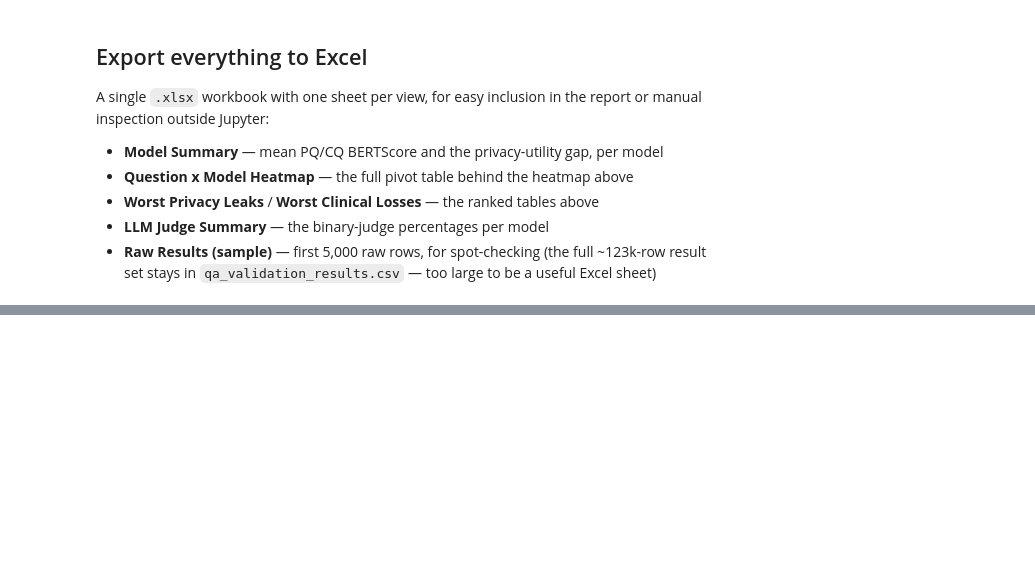
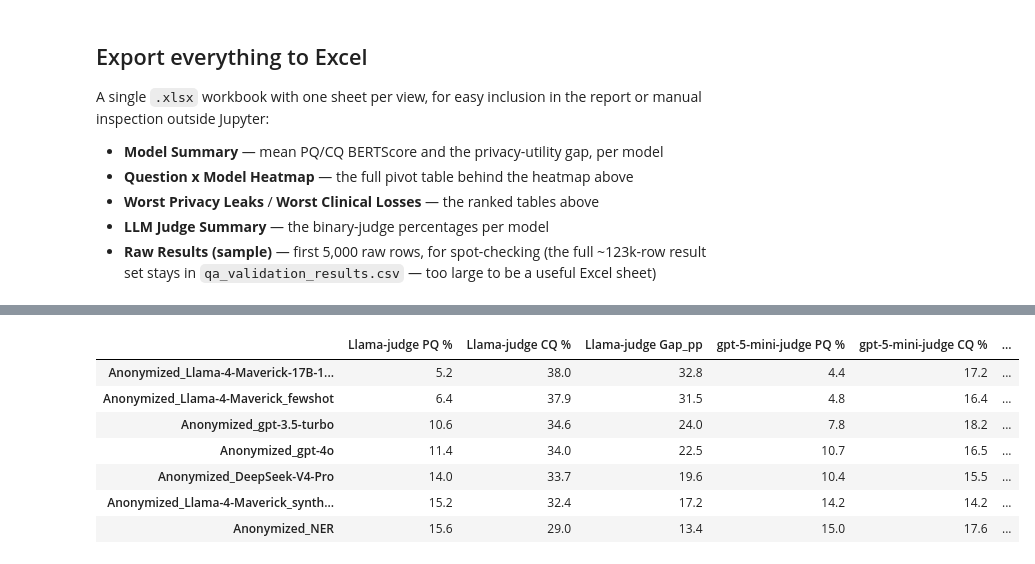
Before and after one commit to UriAtzmon/Anonymization-of-Mental-Health-Records, a Jupyter notebook: Notebooks/Validation_QA_LLM_Victoria_Uriel.ipynb, the cells around one changed output, grey strips where cells are left out. Saved outputs shown, nothing was run; the diff lists cells and outputs as text; code cells hidden in the pictures; blank space fills up the shorter version.

```diff
--- a/Notebooks/Validation_QA_LLM_Victoria_Uriel.ipynb
+++ b/Notebooks/Validation_QA_LLM_Victoria_Uriel.ipynb
@@ -625,0 +632,84 @@ print(f"✅ Compressed {RESULTS_CSV} -> {GZ_PATH}")
+# %%
+INDEPENDENT_JUDGE_MODEL = "gpt-5-mini"
+INDEPENDENT_JUDGE_CSV = os.path.join("..", "Data", "qa_judge_sample_results_independent.csv")
+
+
+def judge_independent(note, question, candidate_answer, retries=RETRIES):
+    if not isinstance(note, str) or not note.strip() or note.strip() in ("[ERROR]", "[EMPTY]", "nan"):
+        return None
+    prompt = (
+        f"Note:\n{note}\n\nQuestion: {question}\nClaimed answer: {candidate_answer}\n\n"
+        "Does the note support this claimed answer? Reply YES or NO only."
+    )
+    for attempt in range(retries):
+        try:
+            resp = client.complete(
+                model=INDEPENDENT_JUDGE_MODEL,
+                messages=[SystemMessage(content=JUDGE_SYSTEM_PROMPT), UserMessage(content=prompt)],
+                model_extras={"max_completion_tokens": 200},  # reasoning model: needs real budget, not just the answer
+            )
+            answer = (resp.choices[0].message.content or "").strip().upper()
+            return answer.startswith("YES")
+        except HttpResponseError as e:
+            msg = str(e)
+            if "429" in msg or "rate limit" in msg:
+                time.sleep((2 ** attempt) + random.uniform(0, 0.5))
+                continue
+            time.sleep(1.5)
+        except Exception:
+            time.sleep(1.5)
+    return "[ERROR]"
+
+
+# Same sample, same rows as the Llama-judged run above -- only the judge model differs.
+done_keys_indep = set()
+if os.path.exists(INDEPENDENT_JUDGE_CSV):
+    existing_indep = pd.read_csv(INDEPENDENT_JUDGE_CSV)
+    done_keys_indep = set(zip(existing_indep["PatientID"], existing_indep["Model"],
+                               existing_indep["QuestionType"], existing_indep["QuestionIndex"]))
+
+remaining_indep = [t for t in judge_tasks if t not in done_keys_indep]
+print(f"{len(remaining_indep)} / {len(judge_tasks)} rows remaining for the independent judge.")
+
+if remaining_indep:
+    indep_buffer = []
+    indep_write_header = not os.path.exists(INDEPENDENT_JUDGE_CSV)
+
+    def run_one_indep(key):
+        pid, model_col, q_type, q_idx = key
+        note = note_lookup[(pid, model_col)]
+        question, original_answer = q_lookup[key]
+        verdict = judge_independent(note, question, original_answer)
+        return {"PatientID": pid, "Model": model_col, "QuestionType": q_type, "QuestionIndex": q_idx, "Verdict": verdict}
+
+    with ThreadPoolExecutor(max_workers=8) as executor:
+        futures = [executor.submit(run_one_indep, k) for k in remaining_indep]
+        completed_indep = 0
+        for future in tqdm(as_completed(futures), total=len(remaining_indep), desc=f"Judging with {INDEPENDENT_JUDGE_MODEL}"):
+            indep_buffer.append(future.result())
+            completed_indep += 1
+            if completed_indep % 100 == 0:
+                pd.DataFrame(indep_buffer).to_csv(INDEPENDENT_JUDGE_CSV, mode="a", header=indep_write_header, index=False)
+                indep_write_header = False
+                indep_buffer.clear()
+    if indep_buffer:
+        pd.DataFrame(indep_buffer).to_csv(INDEPENDENT_JUDGE_CSV, mode="a", header=indep_write_header, index=False)
+
+indep_results = pd.read_csv(INDEPENDENT_JUDGE_CSV)
+indep_results["Verdict"] = indep_results["Verdict"].astype(bool)
+indep_summary = indep_results.groupby(["Model", "QuestionType"])["Verdict"].mean().unstack() * 100
+indep_summary = indep_summary.reindex(columns=["PQ", "CQ"])
+indep_summary.columns = ["PQ recoverable %", "CQ recoverable %"]
+indep_summary["Gap_pp"] = indep_summary["CQ recoverable %"] - indep_summary["PQ recoverable %"]
+
+comparison_judges = judge_summary.copy()
+comparison_judges.columns = ["Llama-judge PQ %", "Llama-judge CQ %"]
+comparison_judges["Llama-judge Gap_pp"] = comparison_judges["Llama-judge CQ %"] - comparison_judges["Llama-judge PQ %"]
+comparison_judges = comparison_judges.join(indep_summary.rename(columns={
+    "PQ recoverable %": "gpt-5-mini-judge PQ %",
+    "CQ recoverable %": "gpt-5-mini-judge CQ %",
+    "Gap_pp": "gpt-5-mini-judge Gap_pp",
+}))
+comparison_judges = comparison_judges.sort_values("Llama-judge Gap_pp", ascending=False)
+display(comparison_judges.round(1))
+# %% [output]
@@ -625,0 +717,8 @@ print(f"✅ Compressed {RESULTS_CSV} -> {GZ_PATH}")
+|  | Llama-judge PQ % | Llama-judge CQ % | Llama-judge Gap_pp | gpt-5-mini-judge PQ % | gpt-5-mini-judge CQ % | ... |
+| Anonymized_Llama-4-Maverick-17B-1... | 5.2 | 38.0 | 32.8 | 4.4 | 17.2 | ... |
+| Anonymized_Llama-4-Maverick_fewshot | 6.4 | 37.9 | 31.5 | 4.8 | 16.4 | ... |
+| Anonymized_gpt-3.5-turbo | 10.6 | 34.6 | 24.0 | 7.8 | 18.2 | ... |
+| Anonymized_gpt-4o | 11.4 | 34.0 | 22.5 | 10.7 | 16.5 | ... |
+| Anonymized_DeepSeek-V4-Pro | 14.0 | 33.7 | 19.6 | 10.4 | 15.5 | ... |
+| Anonymized_Llama-4-Maverick_synth... | 15.2 | 32.4 | 17.2 | 14.2 | 14.2 | ... |
+| Anonymized_NER | 15.6 | 29.0 | 13.4 | 15.0 | 17.6 | ... |
```
Also changed, not shown: parts of 4 cells of this notebook, 2 other files.
